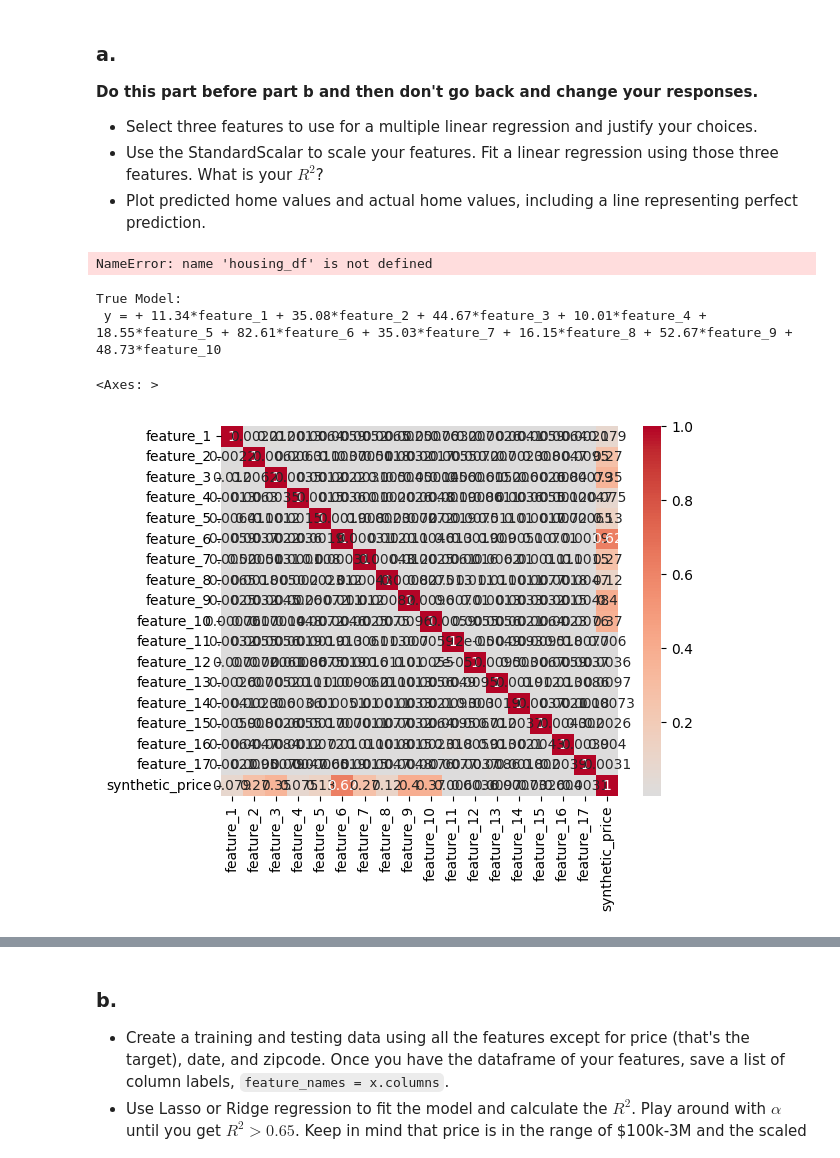
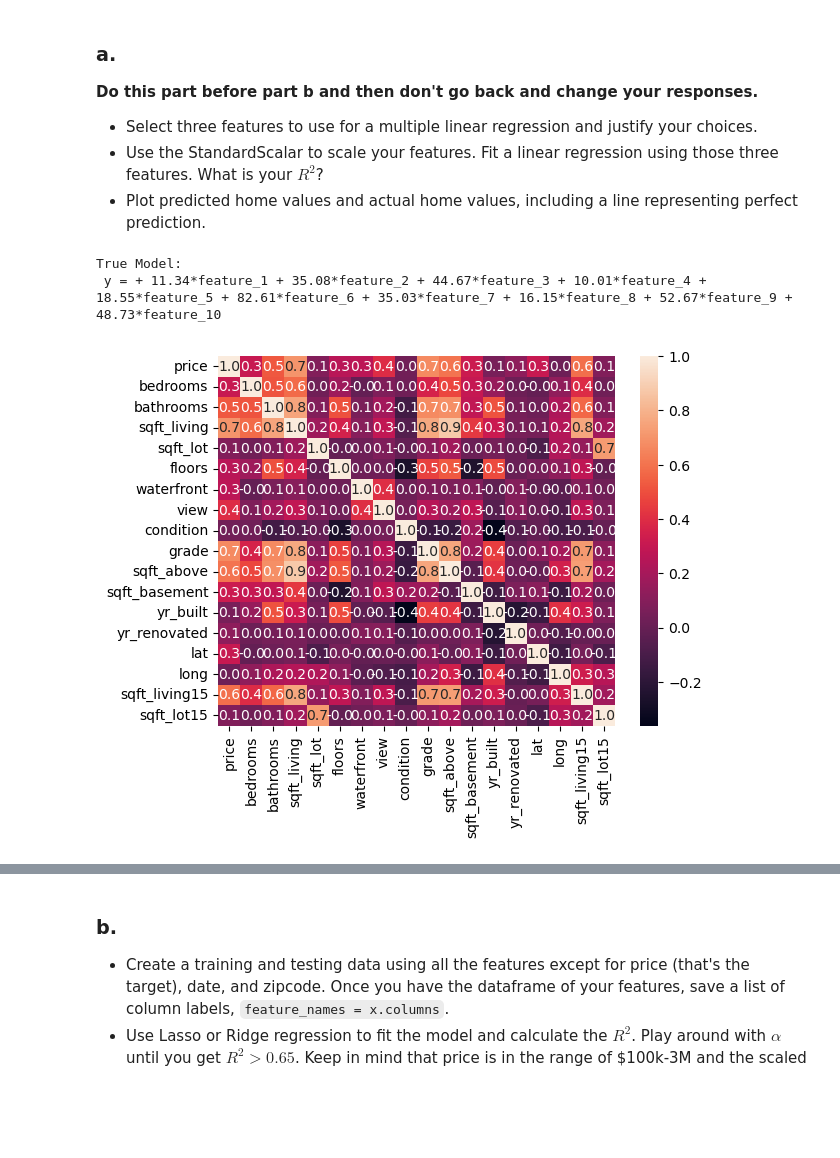
Before and after one commit to GettysburgDataScience/ps1-linear-regression-cacadelena, a Jupyter notebook: PS1.ipynb, the cells around one changed output, grey strips where cells are left out. Saved outputs shown, nothing was run; the diff lists cells and outputs as text; code cells hidden in the pictures; blank space fills up the shorter version.

```diff
--- a/PS1.ipynb
+++ b/PS1.ipynb
@@ -184,13 +247,6 @@ NameError: name 'pd' is not defined
 - Select three features to use for a multiple linear regression and justify your choices.
 - Use the StandardScalar to scale your features. Fit a linear regression using those three features. What is your $R^2$?
 - Plot predicted home values and actual home values, including a line representing perfect prediction.
-# %%
-corr = housing_df.corr()
-
-sns.plot(corr, annot = True, fmt = '.1f')
-plt.show()
-# %% [output]
-NameError: name 'housing_df' is not defined
 # %%
 # Your code here. Add cells as needed.
 
@@ -219,8 +275,8 @@ print_model(0, coef, new_feature_names, model_name = 'True Model')
 True Model:
  y = + 11.34*feature_1 + 35.08*feature_2 + 44.67*feature_3 + 10.01*feature_4 + 18.55*feature_5 + 82.61*feature_6 + 35.03*feature_7 + 16.15*feature_8 + 52.67*feature_9 + 48.73*feature_10
 # %%
-corr = synthetic_df.corr()
-sns.heatmap(np.abs(corr), annot=True, center=0, cmap='coolwarm')
+corr = housing_df.corr()
+sns.heatmap(corr, annot = True, fmt = '.1f')
+plt.show()
 # %% [output]
-<Axes: >
-[figure, old version]
+[figure, new version]
```
Also changed, not shown: parts of 26 cells of this notebook.
